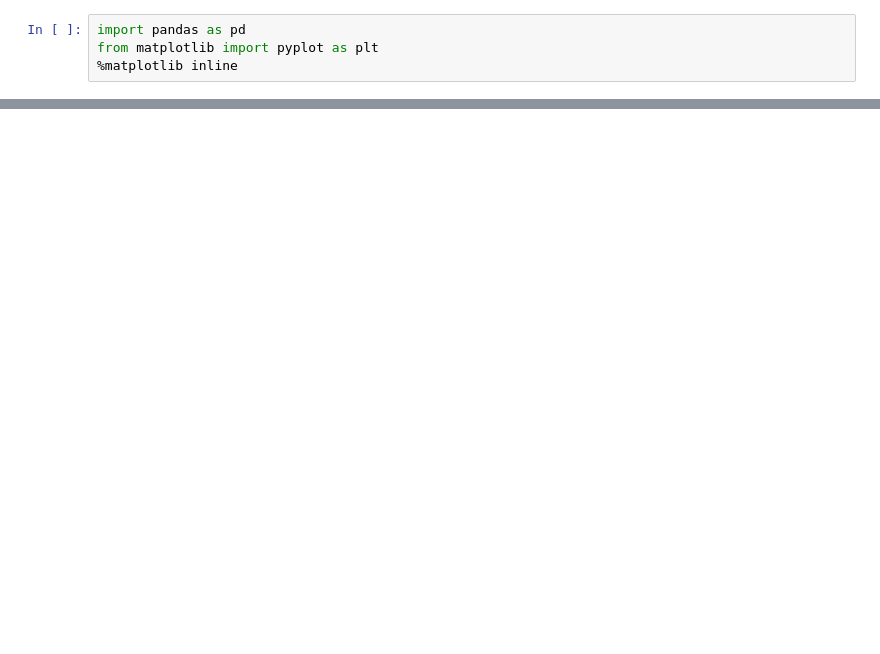
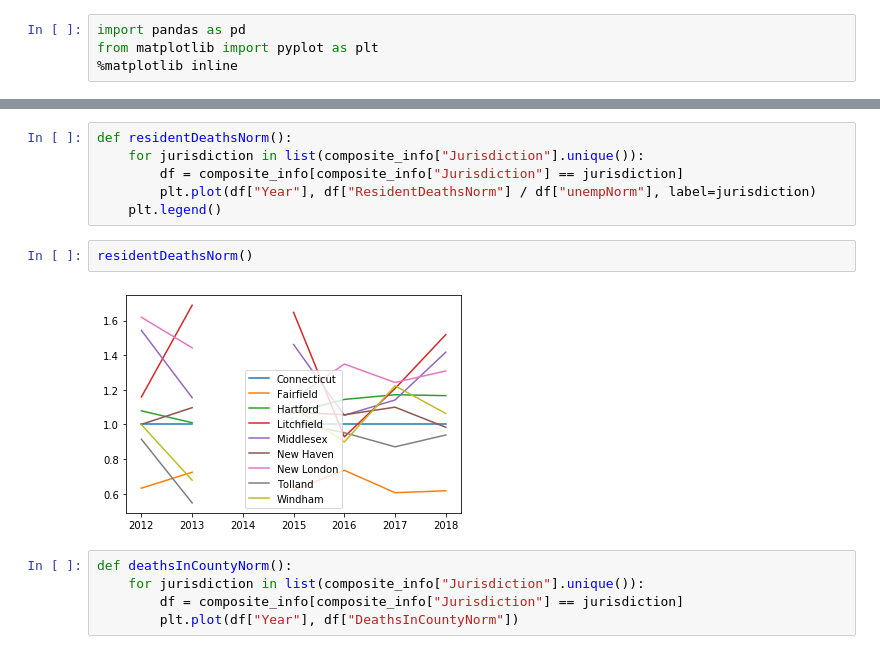
Before and after one commit to jeremyrrose/python_project03, a Jupyter notebook: plot_data.ipynb, the cells around one changed output, grey strips where cells are left out. Saved outputs shown, nothing was run; the diff lists cells and outputs as text; blank space fills up the shorter version.

```diff
--- a/plot_data.ipynb
+++ b/plot_data.ipynb
@@ -37,0 +38,15 @@ plt.plot(econ["Year"],econ["%Unemployed"] / econ[econ.Jurisdiction] )
+# %%
+def residentDeathsNorm():
+    for jurisdiction in list(composite_info["Jurisdiction"].unique()):
+        df = composite_info[composite_info["Jurisdiction"] == jurisdiction]
+        plt.plot(df["Year"], df["ResidentDeathsNorm"] / df["unempNorm"], label=jurisdiction)
+    plt.legend()
+# %%
+residentDeathsNorm()
+# %% [output]
+[figure, added]
+# %%
+def deathsInCountyNorm():
+    for jurisdiction in list(composite_info["Jurisdiction"].unique()):
+        df = composite_info[composite_info["Jurisdiction"] == jurisdiction]
+        plt.plot(df["Year"], df["DeathsInCountyNorm"])
```
Also changed, not shown: parts of 6 cells of this notebook.
